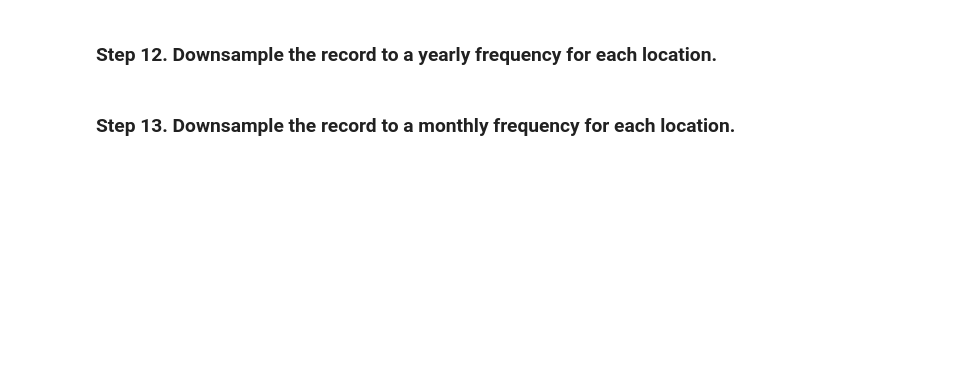
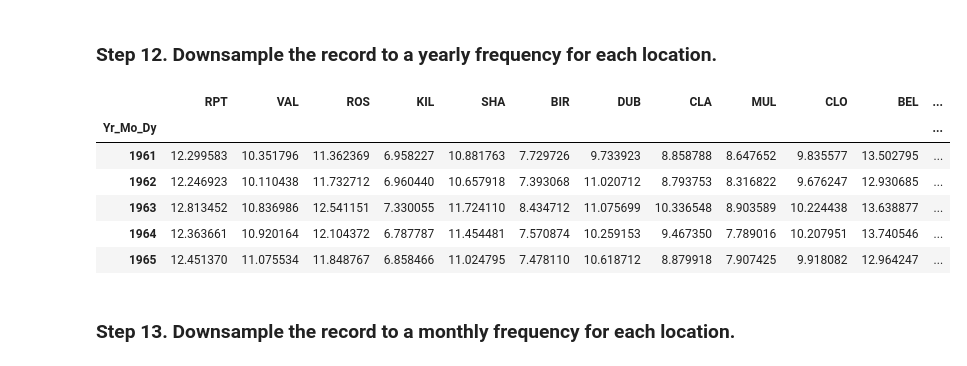
Before and after one commit to Anumjawaid/data_analysis, a Jupyter notebook: Wind_Data.ipynb, the cells around one changed output. Drawn from its saved outputs; the diff is of its cells as text; code cells hidden in the pictures; blank space fills up the shorter version.

```diff
--- a/Wind_Data.ipynb
+++ b/Wind_Data.ipynb
@@ -111,4 +198,14 @@ data.head()
 # %% [markdown]
 ### Step 12. Downsample the record to a yearly frequency for each location.
+# %%
+data.groupby(data.index.to_period('A')).mean().head(5)#uses head so it doesnot flodded the notebook with rows
+# %% [output]
+|  | RPT | VAL | ROS | KIL | SHA | BIR | DUB | CLA | MUL | CLO | BEL | ... |
+| Yr_Mo_Dy |  |  |  |  |  |  |  |  |  |  |  | ... |
+| 1961 | 12.299583 | 10.351796 | 11.362369 | 6.958227 | 10.881763 | 7.729726 | 9.733923 | 8.858788 | 8.647652 | 9.835577 | 13.502795 | ... |
+| 1962 | 12.246923 | 10.110438 | 11.732712 | 6.960440 | 10.657918 | 7.393068 | 11.020712 | 8.793753 | 8.316822 | 9.676247 | 12.930685 | ... |
+| 1963 | 12.813452 | 10.836986 | 12.541151 | 7.330055 | 11.724110 | 8.434712 | 11.075699 | 10.336548 | 8.903589 | 10.224438 | 13.638877 | ... |
+| 1964 | 12.363661 | 10.920164 | 12.104372 | 6.787787 | 11.454481 | 7.570874 | 10.259153 | 9.467350 | 7.789016 | 10.207951 | 13.740546 | ... |
+| 1965 | 12.451370 | 11.075534 | 11.848767 | 6.858466 | 11.024795 | 7.478110 | 10.618712 | 8.879918 | 7.907425 | 9.918082 | 12.964247 | ... |
 # %% [markdown]
 ### Step 13. Downsample the record to a monthly frequency for each location.
```
Also changed, not shown: parts of 12 cells of this notebook.
